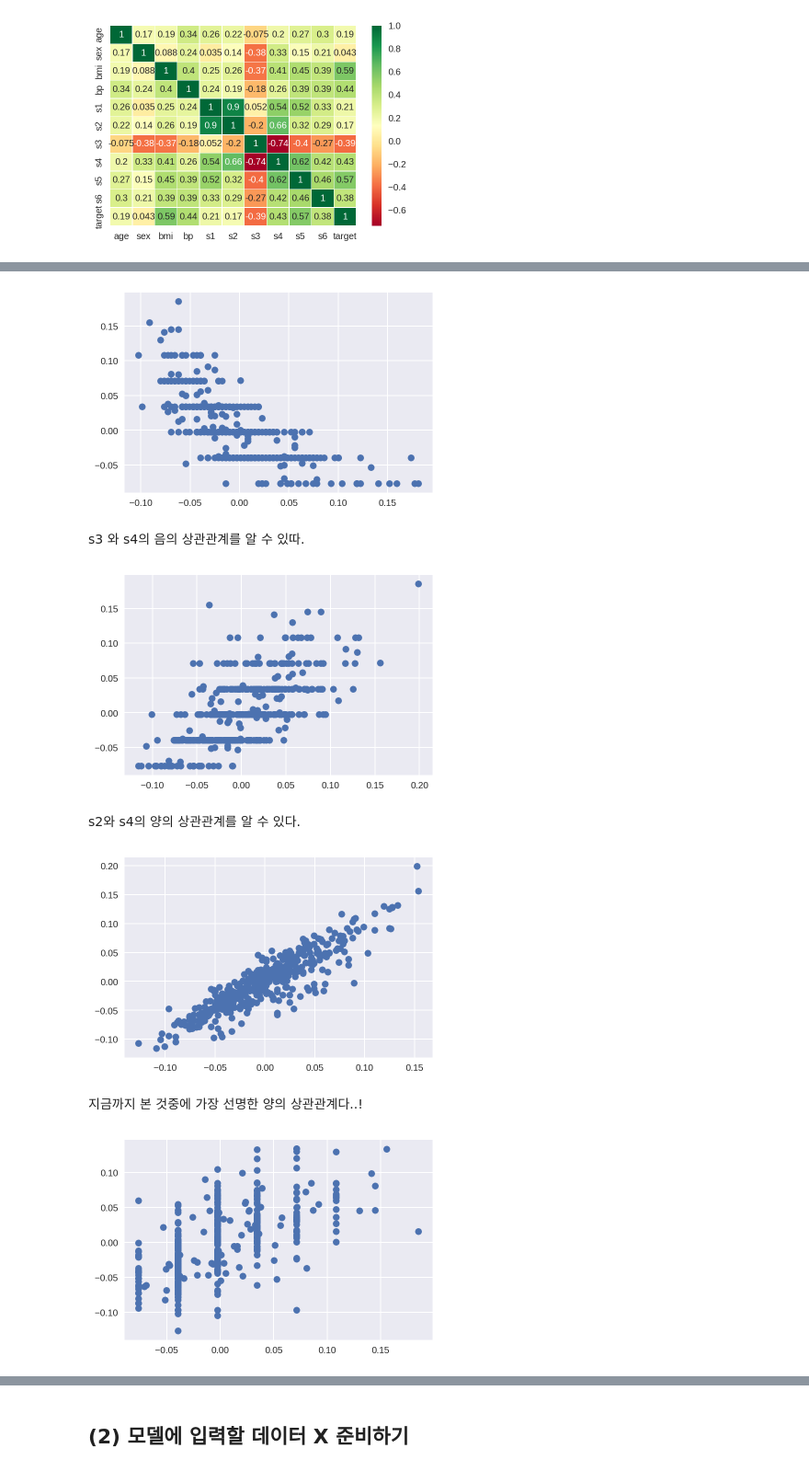
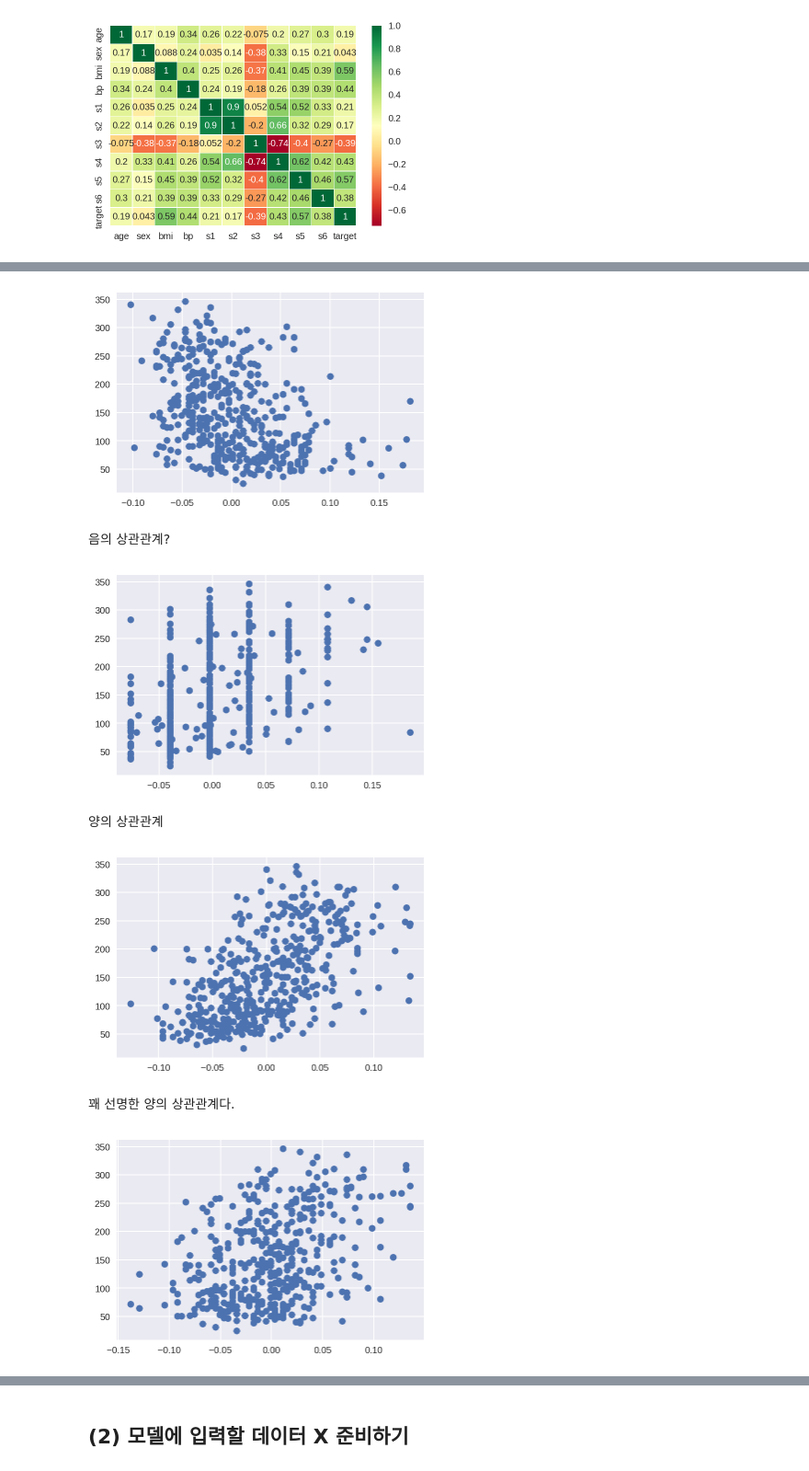
Before and after one commit to itchyfeet-patient/Beautiful-Exploration, a Jupyter notebook: Exploration_2.ipynb, the cells around one changed output, grey strips where cells are left out. Shown at 92% size. Saved outputs shown, nothing was run; the diff lists cells and outputs as text; code cells hidden in the pictures.

```diff
--- a/Exploration_2.ipynb
+++ b/Exploration_2.ipynb
@@ -154,30 +190,26 @@ sns.heatmap(df_d.corr(), annot=True, cmap='RdYlGn', linewidths=0.2)
 # %%
-plt.scatter(df_d['s3'], df_d['s4'])
-# x 축 s3, y축 s4
+plt.scatter(df_d['s3'], df_d['target'])
 plt.show()
 # %% [output]
-[figure, old version]
+[figure, new version]
-# %% [markdown]
-s3 와 s4의 음의 상관관계를 알 수 있따.
+# %% [markdown]
+음의 상관관계?
 # %%
-plt.scatter(df_d['s2'], df_d['s4'])
-# x 축 s2, y축 s4
+plt.scatter(df_d['s4'], df_d['target'])
 plt.show()
 # %% [output]
-[figure, old version]
+[figure, new version]
-# %% [markdown]
-s2와 s4의 양의 상관관계를 알 수 있다.
+# %% [markdown]
+양의 상관관계
 # %%
-plt.scatter(df_d['s1'], df_d['s2'])
-# x 축 s1, y축 s2
+plt.scatter(df_d['s5'], df_d['target'])
 plt.show()
 # %% [output]
-[figure, old version]
+[figure, new version]
 # %% [markdown]
-지금까지 본 것중에 가장 선명한 양의 상관관계다..!
+꽤 선명한 양의 상관관계다.
 # %%
-plt.scatter(df_d['s4'], df_d['s5'])
-# x 축 s4, y축 s5
+plt.scatter(df_d['s6'], df_d['target'])
 plt.show()
 # %% [output]
-[figure, old version]
+[figure, new version]
```
Also changed, not shown: parts of 36 cells of this notebook.
